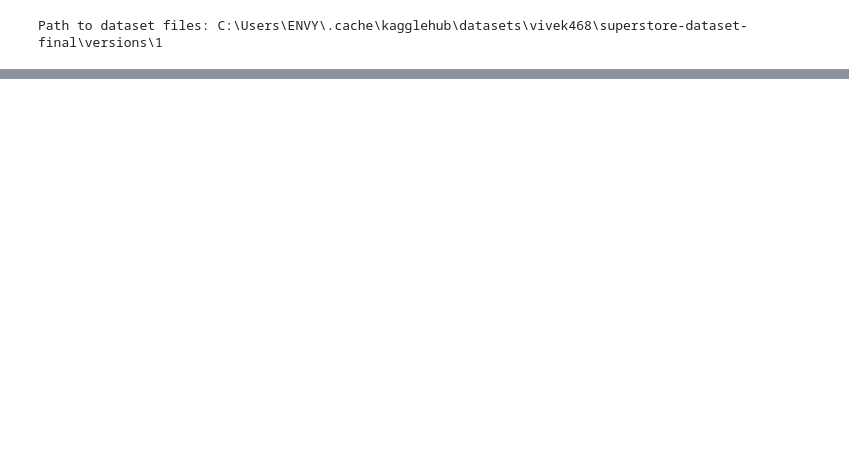
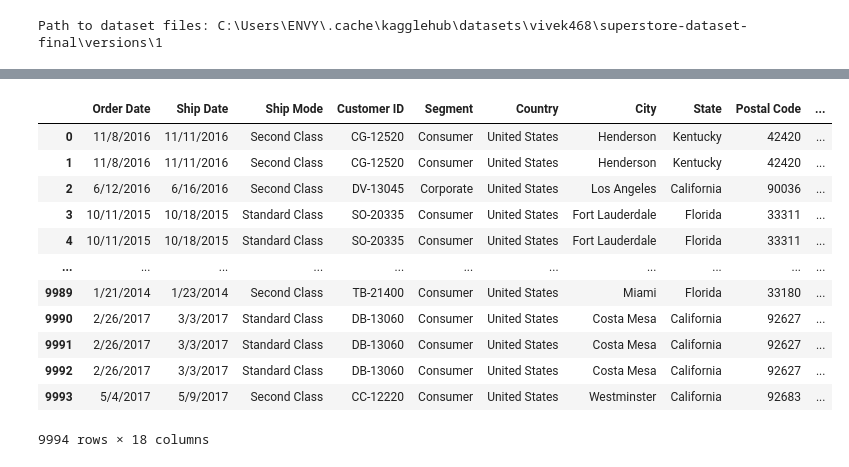
Before and after one commit to ZainabManzoorr/SuperStore-Sales, a Jupyter notebook: EDA2.ipynb, the cells around one changed output, grey strips where cells are left out. Saved outputs shown, nothing was run; the diff lists cells and outputs as text; code cells hidden in the pictures; blank space fills up the shorter version.

Commit message:
Dropped unnecassary columns

```diff
--- a/EDA2.ipynb
+++ b/EDA2.ipynb
@@ -9,6 +9,11 @@ print("Path to dataset files:", path)
 Path to dataset files: C:\Users\ENVY\.cache\kagglehub\datasets\vivek468\superstore-dataset-final\versions\1
 # %%
 import os
+import pandas as pd
 print(os.listdir(path))
+
+csv_path = os.path.join(path, "Sample - Superstore.csv")
+df_superstore = pd.read_csv(csv_path, encoding='latin1')
+df_superstore.head()
 # %% [output]
 ['Sample - Superstore.csv']
@@ -15,4 +27,3 @@ print(os.listdir(path))
 # %%
-import pandas as pd
-df_superstore = pd.read_csv("Superstore.csv")
+df_superstore.columns
 # %% [output]
@@ -19,0 +75,16 @@ FileNotFoundError: [Errno 2] No such file or directory: 'Superstore.csv'
+# %%
+df_superstore.drop(columns=['Order ID','Row ID','Customer Name'])
+# %% [output]
+|  | Order Date | Ship Date | Ship Mode | Customer ID | Segment | Country | City | State | Postal Code | ... |
+| 0 | 11/8/2016 | 11/11/2016 | Second Class | CG-12520 | Consumer | United States | Henderson | Kentucky | 42420 | ... |
+| 1 | 11/8/2016 | 11/11/2016 | Second Class | CG-12520 | Consumer | United States | Henderson | Kentucky | 42420 | ... |
+| 2 | 6/12/2016 | 6/16/2016 | Second Class | DV-13045 | Corporate | United States | Los Angeles | California | 90036 | ... |
+| 3 | 10/11/2015 | 10/18/2015 | Standard Class | SO-20335 | Consumer | United States | Fort Lauderdale | Florida | 33311 | ... |
+| 4 | 10/11/2015 | 10/18/2015 | Standard Class | SO-20335 | Consumer | United States | Fort Lauderdale | Florida | 33311 | ... |
+| ... | ... | ... | ... | ... | ... | ... | ... | ... | ... | ... |
+| 9989 | 1/21/2014 | 1/23/2014 | Second Class | TB-21400 | Consumer | United States | Miami | Florida | 33180 | ... |
+| 9990 | 2/26/2017 | 3/3/2017 | Standard Class | DB-13060 | Consumer | United States | Costa Mesa | California | 92627 | ... |
+| 9991 | 2/26/2017 | 3/3/2017 | Standard Class | DB-13060 | Consumer | United States | Costa Mesa | California | 92627 | ... |
+| 9992 | 2/26/2017 | 3/3/2017 | Standard Class | DB-13060 | Consumer | United States | Costa Mesa | California | 92627 | ... |
+| 9993 | 5/4/2017 | 5/9/2017 | Second Class | CC-12220 | Consumer | United States | Westminster | California | 92683 | ... |
+9994 rows × 18 columns
```
Also changed, not shown: parts of 5 cells of this notebook.
